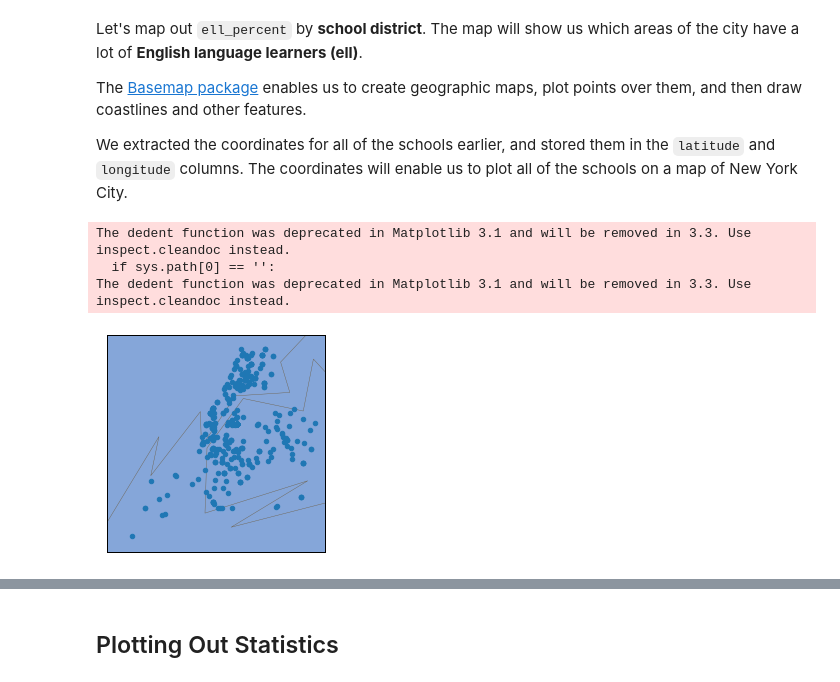
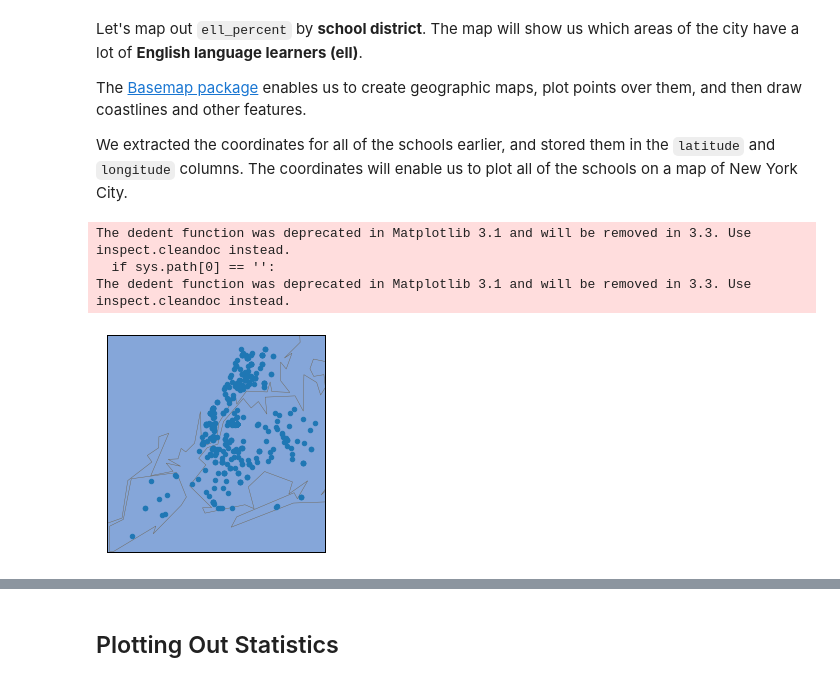
Before and after one commit to bern-lm/dataquest-projects, a Jupyter notebook: Project - Analyzing NYC High School Data.ipynb, the cells around one changed output, grey strips where cells are left out. Saved outputs shown, nothing was run; the diff lists cells and outputs as text; code cells hidden in the pictures.

```diff
--- a/Project - Analyzing NYC High School Data.ipynb
+++ b/Project - Analyzing NYC High School Data.ipynb
@@ -2487,33 +2698,33 @@ import matplotlib.pyplot as plt
 
 from mpl_toolkits.basemap import Basemap
 
 m = Basemap(
     projection='merc',
     llcrnrlat=40.496044,
     urcrnrlat=40.915256,
     llcrnrlon=-74.255735,
     urcrnrlon=-73.700272,
     # resolution of boundary database to use. Can be c (crude, which is the default one), l (low), i (intermediate), h (high), f (full) or None
-    resolution='l'
+    resolution='i'
 )
 
 m.drawmapboundary(fill_color='#85A6D9')
 
 m.drawcoastlines(color='#6D5F47', linewidth=.4)
 
 m.drawrivers(color='#6D5F47', linewidth=.4)
 
 
 longitudes = combined_1["longitude"].tolist()
 
 latitudes = combined_1["latitude"].tolist()
 
 m.scatter(longitudes, latitudes, s=20, zorder=2, latlon=True)
 
 plt.show()
 # %% [output]
 The dedent function was deprecated in Matplotlib 3.1 and will be removed in 3.3. Use inspect.cleandoc instead.
   if sys.path[0] == '':
 The dedent function was deprecated in Matplotlib 3.1 and will be removed in 3.3. Use inspect.cleandoc instead.
-[figure, old version]
+[figure, new version]
 # %%
```
Also changed, not shown: parts of 70 cells of this notebook.
